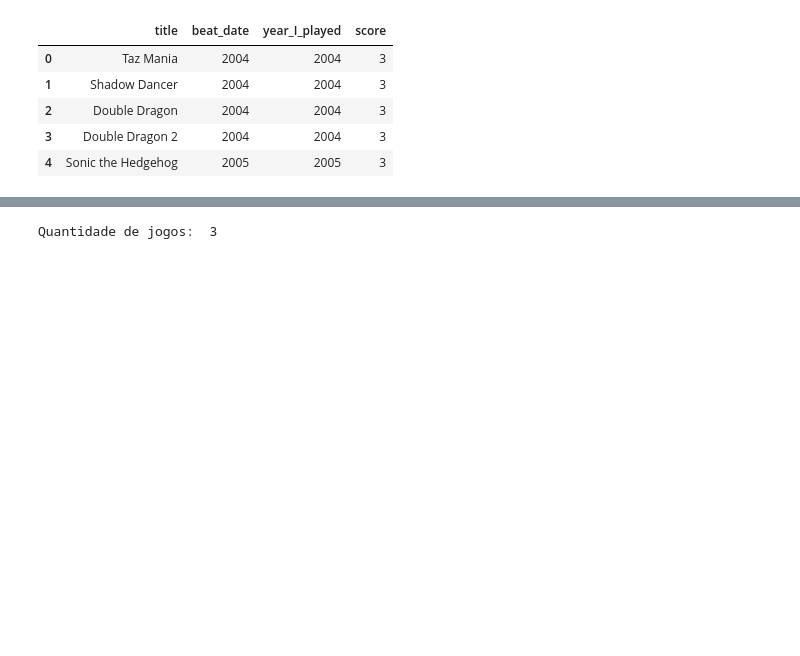
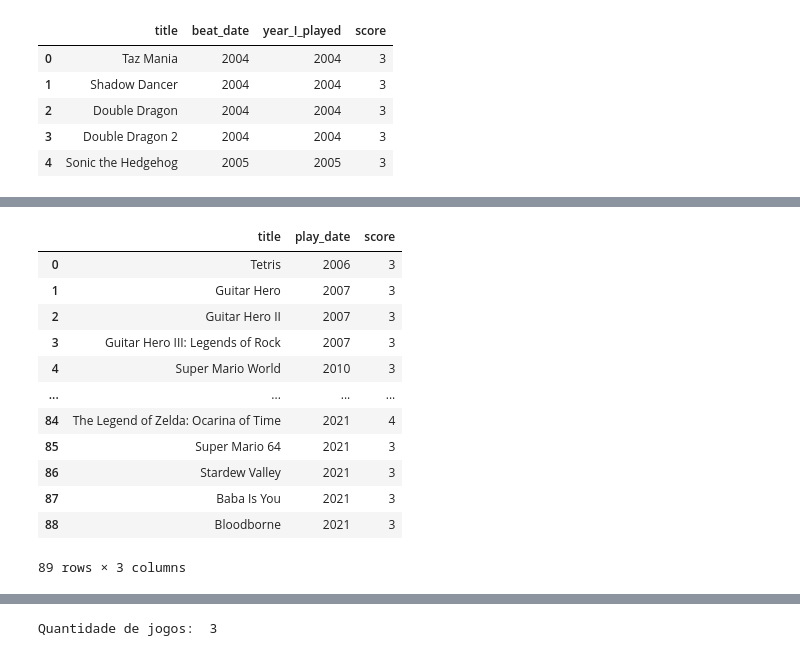
Before and after one commit to andredarcie/my-life-data, a Jupyter notebook: games_analysis.ipynb, the cells around one changed output, grey strips where cells are left out. Saved outputs shown, nothing was run; the diff lists cells and outputs as text; code cells hidden in the pictures; blank space fills up the shorter version.

```diff
--- a/games_analysis.ipynb
+++ b/games_analysis.ipynb
@@ -38,0 +42,16 @@ df
+# %%
+df_games_only_played
+# %% [output]
+|  | title | play_date | score |
+| 0 | Tetris | 2006 | 3 |
+| 1 | Guitar Hero | 2007 | 3 |
+| 2 | Guitar Hero II | 2007 | 3 |
+| 3 | Guitar Hero III: Legends of Rock | 2007 | 3 |
+| 4 | Super Mario World | 2010 | 3 |
+| ... | ... | ... | ... |
+| 84 | The Legend of Zelda: Ocarina of Time | 2021 | 4 |
+| 85 | Super Mario 64 | 2021 | 3 |
+| 86 | Stardew Valley | 2021 | 3 |
+| 87 | Baba Is You | 2021 | 3 |
+| 88 | Bloodborne | 2021 | 3 |
+89 rows × 3 columns
```
Also changed, not shown: parts of 9 cells of this notebook.
